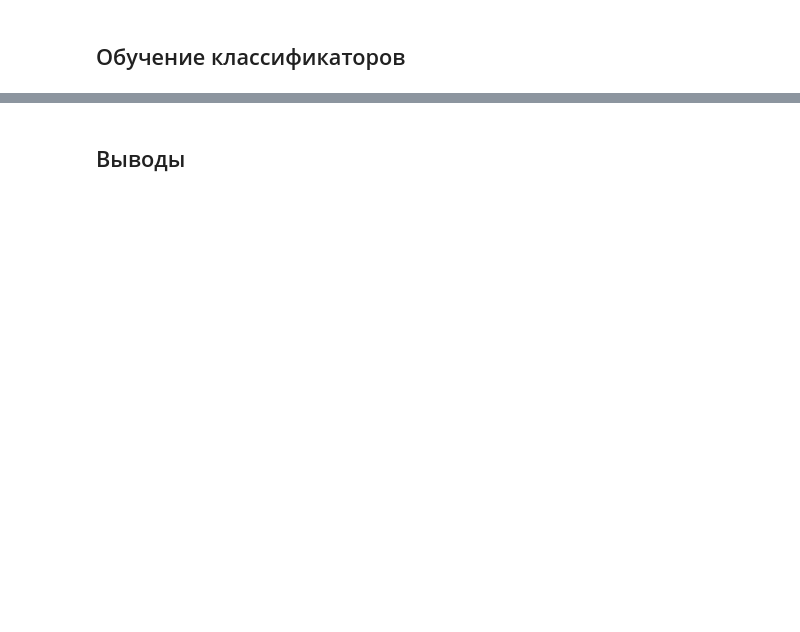
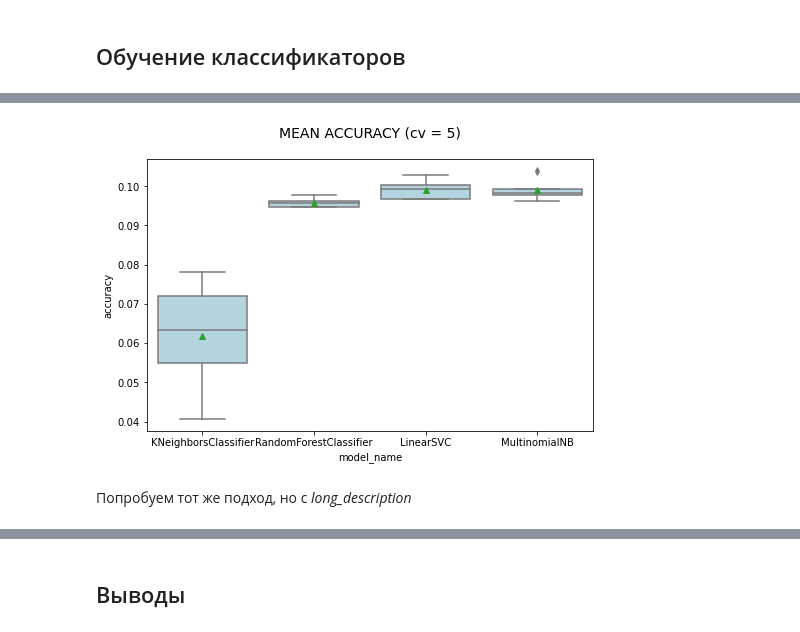
Before and after one commit to Sandro295/Masters-ML, a Jupyter notebook: homework-1.ipynb, the cells around one changed output, grey strips where cells are left out. Drawn from its saved outputs; the diff is of its cells as text; code cells hidden in the pictures; blank space fills up the shorter version.

```diff
--- a/homework-1.ipynb
+++ b/homework-1.ipynb
@@ -393,0 +404,7 @@ plt.tight_layout(pad = 0)
+# %%
+from sklearn.feature_extraction.text import TfidfVectorizer
+
+vectorizer = TfidfVectorizer(sublinear_tf=True, min_df=0.05)
+X_short = vectorizer.fit_transform(data['short_description'])
+X_long = vectorizer.fit_transform(data['long_description'])
+y = data['bug_fix_time']
@@ -398,3 +418,0 @@ plt.tight_layout(pad = 0)
-# %%
-X = cleanerdata.drop(['bug_fix_time', 'creation_date', 'resolution_date', 'short_description', 'long_description', 'reporter_name'], axis=1)
-y = cleanerdata['bug_fix_time']
@@ -410,2 +419,23 @@ X_train.shape, X_test.shape
 # %% [markdown]
 ## Обучение классификаторов
+# %%
+from sklearn.ensemble import RandomForestClassifier
+from sklearn.svm import LinearSVC
+from sklearn.naive_bayes import MultinomialNB
+from sklearn.model_selection import cross_val_score
+from sklearn.neighbors import KNeighborsClassifier
+
+models = [
+    KNeighborsClassifier(n_neighbors = 5),
+    RandomForestClassifier(n_estimators=10, max_depth=5, random_state=0),
+    LinearSVC(),
+    MultinomialNB(),
+]
+
+entries = []
+for model in models:
+  model_name = model.__class__.__name__
+  accuracies = cross_val_score(model, X_short, y, scoring = 'accuracy', cv = 5)
+  entries.extend((model_name, fold_idx, accuracy)
+                 for fold_idx, accuracy in enumerate(accuracies))
+cv_df = pd.DataFrame(entries, columns=['model_name', 'fold_idx', 'accuracy'])
@@ -411,0 +457,11 @@ X_train.shape, X_test.shape
+# %%
+plt.figure(figsize=(8,5))
+sns.boxplot(x='model_name', y='accuracy',
+            data=cv_df,
+            color='lightblue',
+            showmeans=True)
+plt.title("MEAN ACCURACY (cv = 5)\n", size=14);
+# %% [output]
+[figure, added]
+# %% [markdown]
+Попробуем тот же подход, но с _long_description_
```
Also changed, not shown: parts of 80 cells of this notebook.
